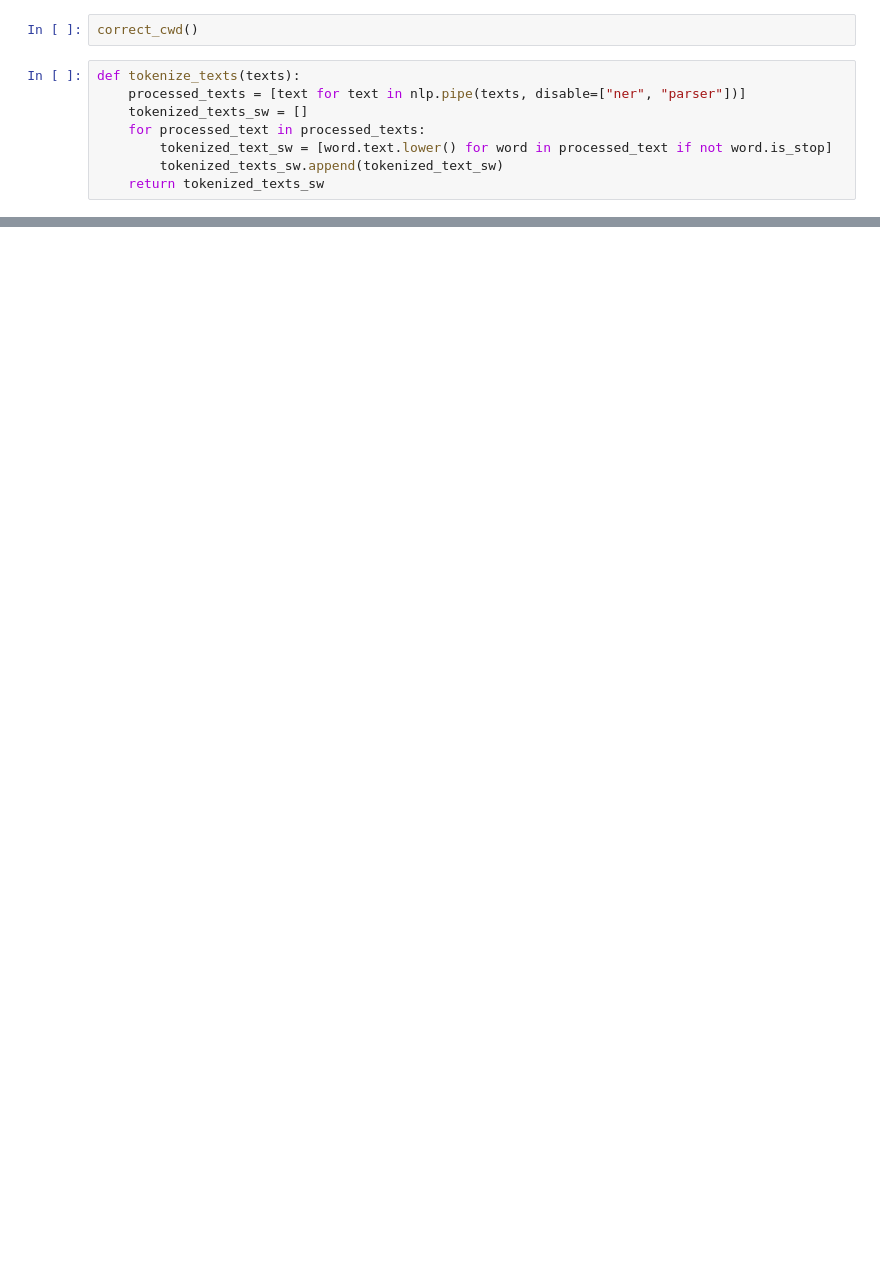
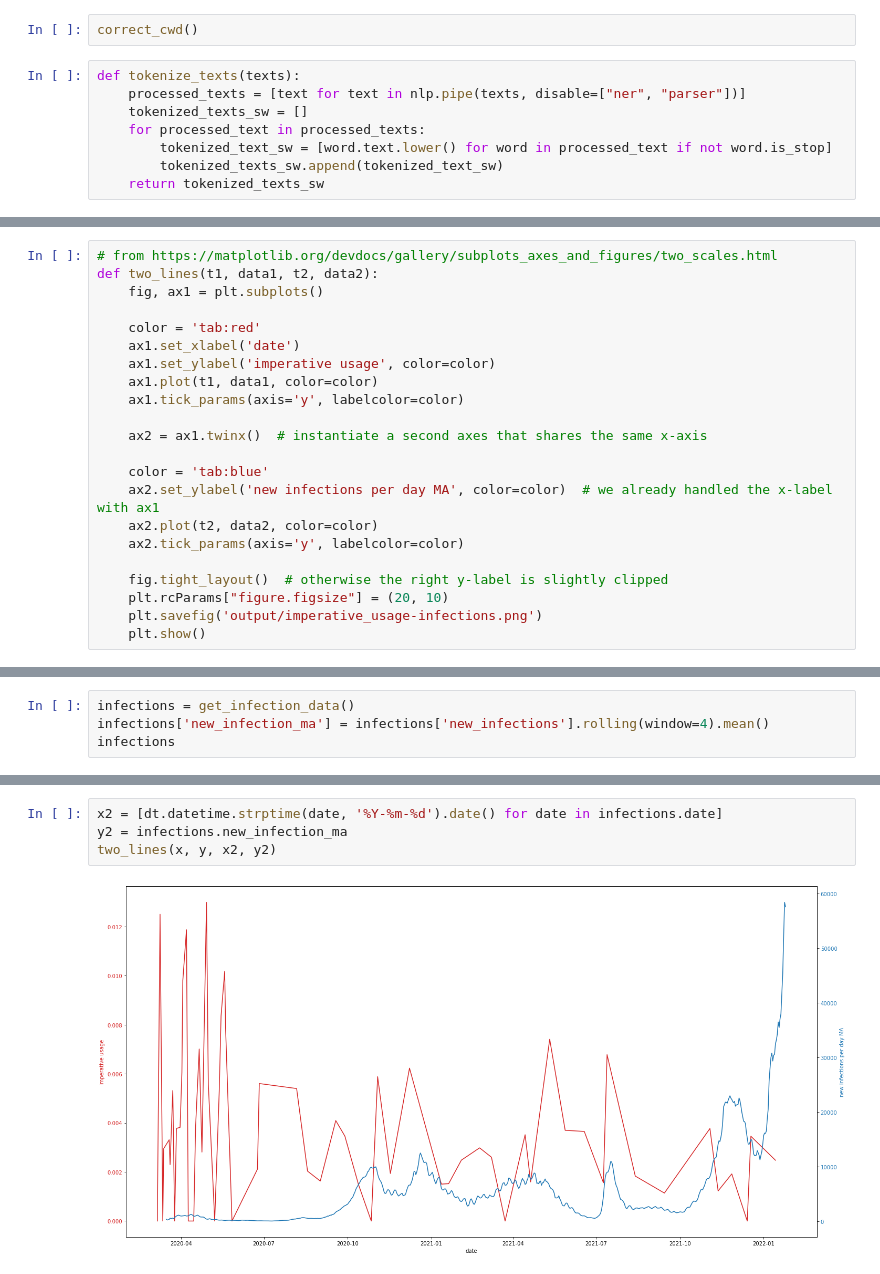
Before and after one commit to matthiasmeester/dm_project, a Jupyter notebook: src/analyses/spacy.ipynb, the cells around one changed output, grey strips where cells are left out. Cells and saved outputs as stored; diff of their text form; blank space fills up the shorter version.

```diff
--- a/src/analyses/spacy.ipynb
+++ b/src/analyses/spacy.ipynb
@@ -40,0 +69,22 @@ for content in rutte_data:
+# %%
+# from https://matplotlib.org/devdocs/gallery/subplots_axes_and_figures/two_scales.html
+def two_lines(t1, data1, t2, data2):
+    fig, ax1 = plt.subplots()
+
+    color = 'tab:red'
+    ax1.set_xlabel('date')
+    ax1.set_ylabel('imperative usage', color=color)
+    ax1.plot(t1, data1, color=color)
+    ax1.tick_params(axis='y', labelcolor=color)
+
+    ax2 = ax1.twinx()  # instantiate a second axes that shares the same x-axis
+
+    color = 'tab:blue'
+    ax2.set_ylabel('new infections per day MA', color=color)  # we already handled the x-label with ax1
+    ax2.plot(t2, data2, color=color)
+    ax2.tick_params(axis='y', labelcolor=color)
+
+    fig.tight_layout()  # otherwise the right y-label is slightly clipped
+    plt.rcParams["figure.figsize"] = (20, 10)
+    plt.savefig('output/imperative_usage-infections.png')
+    plt.show()
@@ -40,0 +101,4 @@ for content in rutte_data:
+# %%
+infections = get_infection_data()
+infections['new_infection_ma'] = infections['new_infections'].rolling(window=4).mean()
+infections
@@ -40,0 +119,6 @@ for content in rutte_data:
+# %%
+x2 = [dt.datetime.strptime(date, '%Y-%m-%d').date() for date in infections.date]
+y2 = infections.new_infection_ma
+two_lines(x, y, x2, y2)
+# %% [output]
+[figure, added]
```
Also changed, not shown: parts of 8 cells of this notebook, 4 other files.
